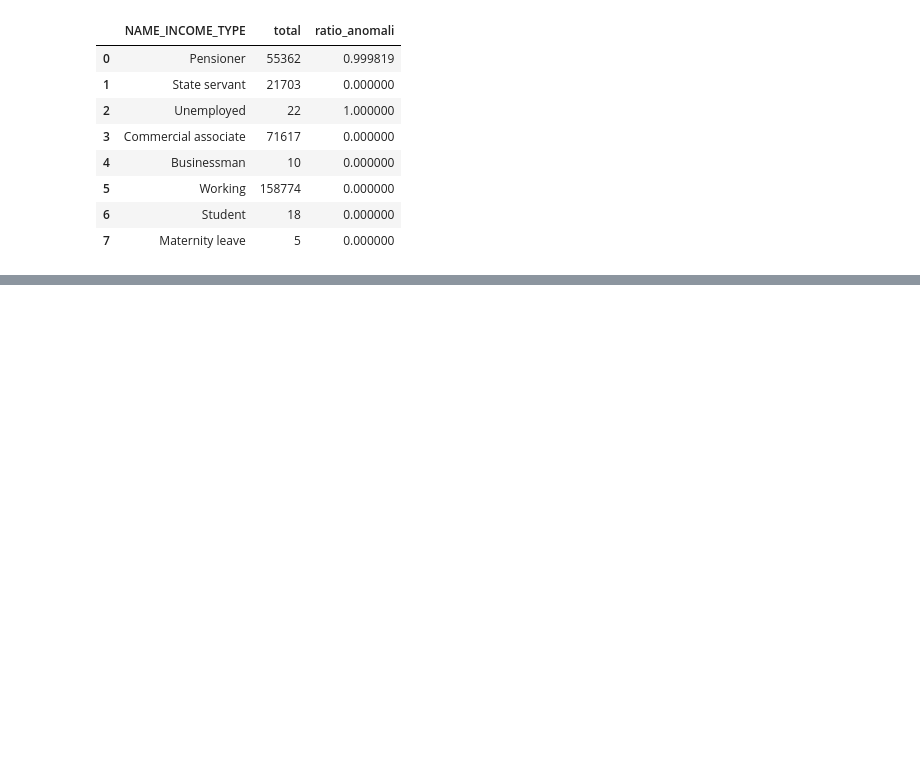
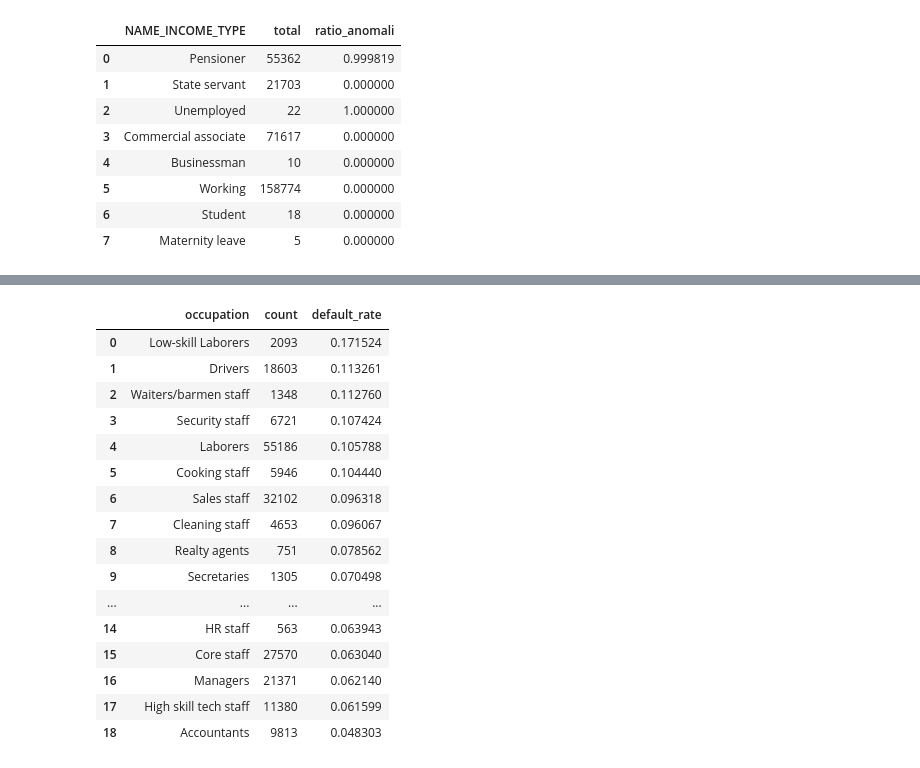
Before and after one commit to dimitrimovila/credit_risk_model, a Jupyter notebook: 01_eda_and_sql.ipynb, the cells around one changed output, grey strips where cells are left out. Cells and saved outputs as stored; diff of their text form; code cells hidden in the pictures; blank space fills up the shorter version.

```diff
--- a/01_eda_and_sql.ipynb
+++ b/01_eda_and_sql.ipynb
@@ -277,0 +365,30 @@ display(df_verification)
+# %%
+# Replace NaNs with 'Not specified'
+query_occ = """
+SELECT
+    COALESCE(OCCUPATION_TYPE, 'Not Specified') AS occupation,
+    COUNT(*) AS count,
+    AVG(TARGET) AS default_rate
+FROM app_train
+GROUP BY occupation
+ORDER BY default_rate DESC;
+"""
+display(con.execute(query_occ).df())
+# %% [output]
+|  | occupation | count | default_rate |
+| 0 | Low-skill Laborers | 2093 | 0.171524 |
+| 1 | Drivers | 18603 | 0.113261 |
+| 2 | Waiters/barmen staff | 1348 | 0.112760 |
+| 3 | Security staff | 6721 | 0.107424 |
+| 4 | Laborers | 55186 | 0.105788 |
+| 5 | Cooking staff | 5946 | 0.104440 |
+| 6 | Sales staff | 32102 | 0.096318 |
+| 7 | Cleaning staff | 4653 | 0.096067 |
+| 8 | Realty agents | 751 | 0.078562 |
+| 9 | Secretaries | 1305 | 0.070498 |
+| ... | ... | ... | ... |
+| 14 | HR staff | 563 | 0.063943 |
+| 15 | Core staff | 27570 | 0.063040 |
+| 16 | Managers | 21371 | 0.062140 |
+| 17 | High skill tech staff | 11380 | 0.061599 |
+| 18 | Accountants | 9813 | 0.048303 |
```
Also changed, not shown: parts of 13 cells of this notebook.
